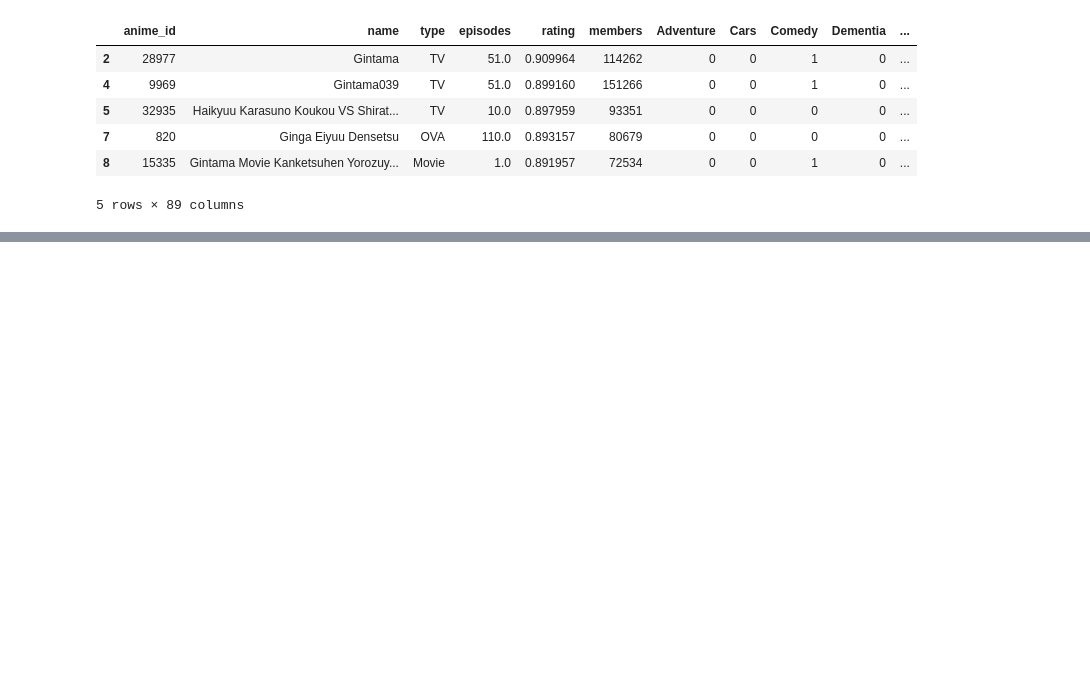
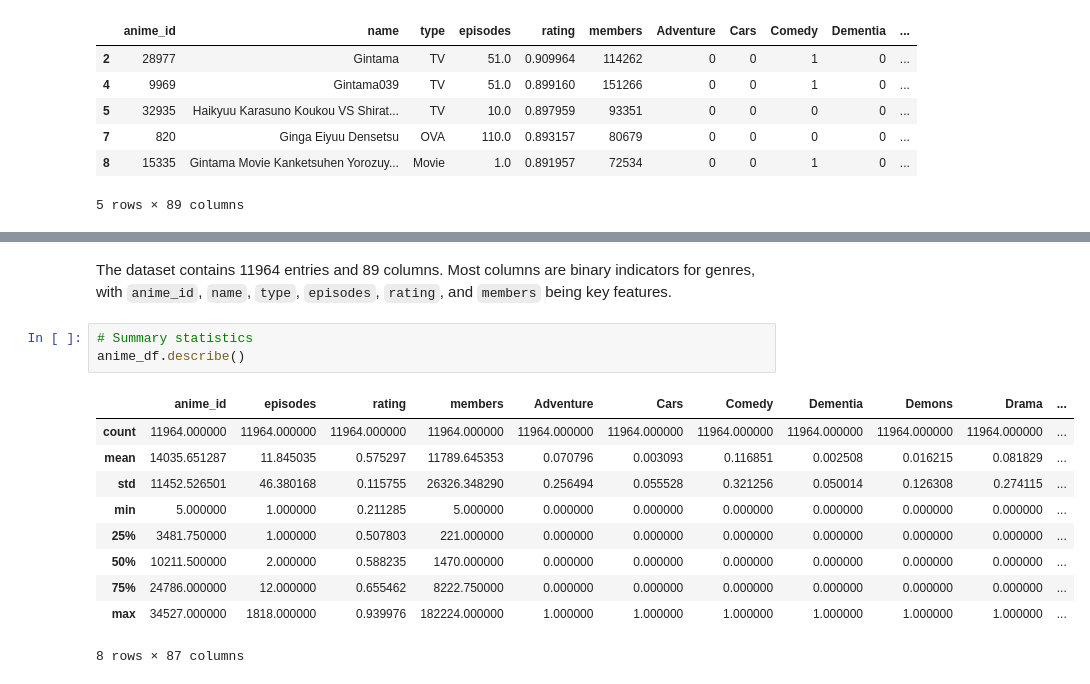
Before and after one commit to MoteneJan/JB1_2401FTDS, a Jupyter notebook: JB1_2401FTDS.ipynb, the cells around one changed output, grey strips where cells are left out. Drawn from its saved outputs; the diff is of its cells as text; blank space fills up the shorter version.

```diff
--- a/JB1_2401FTDS.ipynb
+++ b/JB1_2401FTDS.ipynb
@@ -320,0 +374,16 @@ cleaned_anime_df.head()
+# %% [markdown]
+The dataset contains 11964 entries and 89 columns. Most columns are binary indicators for genres, with `anime_id`, `name`, `type`, `episodes`, `rating`, and `members` being key features.
+# %%
+# Summary statistics
+anime_df.describe()
+# %% [output]
+|  | anime_id | episodes | rating | members | Adventure | Cars | Comedy | Dementia | Demons | Drama | ... |
+| count | 11964.000000 | 11964.000000 | 11964.000000 | 11964.000000 | 11964.000000 | 11964.000000 | 11964.000000 | 11964.000000 | 11964.000000 | 11964.000000 | ... |
+| mean | 14035.651287 | 11.845035 | 0.575297 | 11789.645353 | 0.070796 | 0.003093 | 0.116851 | 0.002508 | 0.016215 | 0.081829 | ... |
+| std | 11452.526501 | 46.380168 | 0.115755 | 26326.348290 | 0.256494 | 0.055528 | 0.321256 | 0.050014 | 0.126308 | 0.274115 | ... |
+| min | 5.000000 | 1.000000 | 0.211285 | 5.000000 | 0.000000 | 0.000000 | 0.000000 | 0.000000 | 0.000000 | 0.000000 | ... |
+| 25% | 3481.750000 | 1.000000 | 0.507803 | 221.000000 | 0.000000 | 0.000000 | 0.000000 | 0.000000 | 0.000000 | 0.000000 | ... |
+| 50% | 10211.500000 | 2.000000 | 0.588235 | 1470.000000 | 0.000000 | 0.000000 | 0.000000 | 0.000000 | 0.000000 | 0.000000 | ... |
+| 75% | 24786.000000 | 12.000000 | 0.655462 | 8222.750000 | 0.000000 | 0.000000 | 0.000000 | 0.000000 | 0.000000 | 0.000000 | ... |
+| max | 34527.000000 | 1818.000000 | 0.939976 | 182224.000000 | 1.000000 | 1.000000 | 1.000000 | 1.000000 | 1.000000 | 1.000000 | ... |
+8 rows × 87 columns
```
Also changed, not shown: parts of 14 cells of this notebook.
